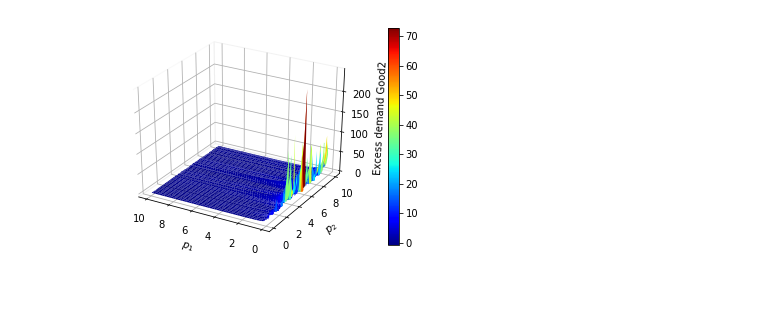
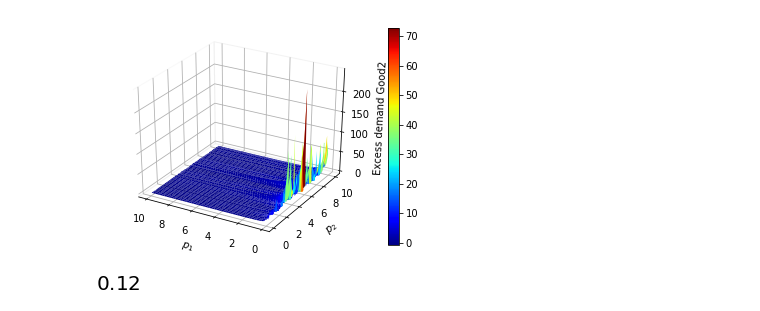
Before and after one commit to NumEconCopenhagen/projects-2019-al, a Jupyter notebook: examproject/Manon.ipynb, the cells around one changed output. Saved outputs shown, nothing was run; the diff lists cells and outputs as text; code cells hidden in the pictures; blank space fills up the shorter version.

```diff
--- a/examproject/Manon.ipynb
+++ b/examproject/Manon.ipynb
@@ -326,3 +335,19 @@ plt.show()
 [figure]
 # %%
 #Excercise 3
+# %%
+#excess demand functions summed up:
+
+def excess_demand_good1_value(beta1, p1, e1, p2, e2, e3):
+
+
+    #demand
+    demand = np.sum(demand_good1(beta1, p1, e1, p2, e2, e3))
+
+    #supply
+    supply= np.sum(e1)
+
+    #excess demand
+    excess_demand= demand-supply
+
+    return excess_demand
@@ -351 +393,6 @@ def find_equilibrium(betas, p1, e1, p2, e2, e3, kappa=0.5,eps=1e-8,maxiter=100):
+# %%
+Z1 = excess_demand_good1_value(0.1, 1, 0.2, 1, 0.3, 0.3)
+np.abs(Z1)
+# %% [output]
+[figure, added]
 # %%
```
Also changed, not shown: parts of 4 cells of this notebook.
